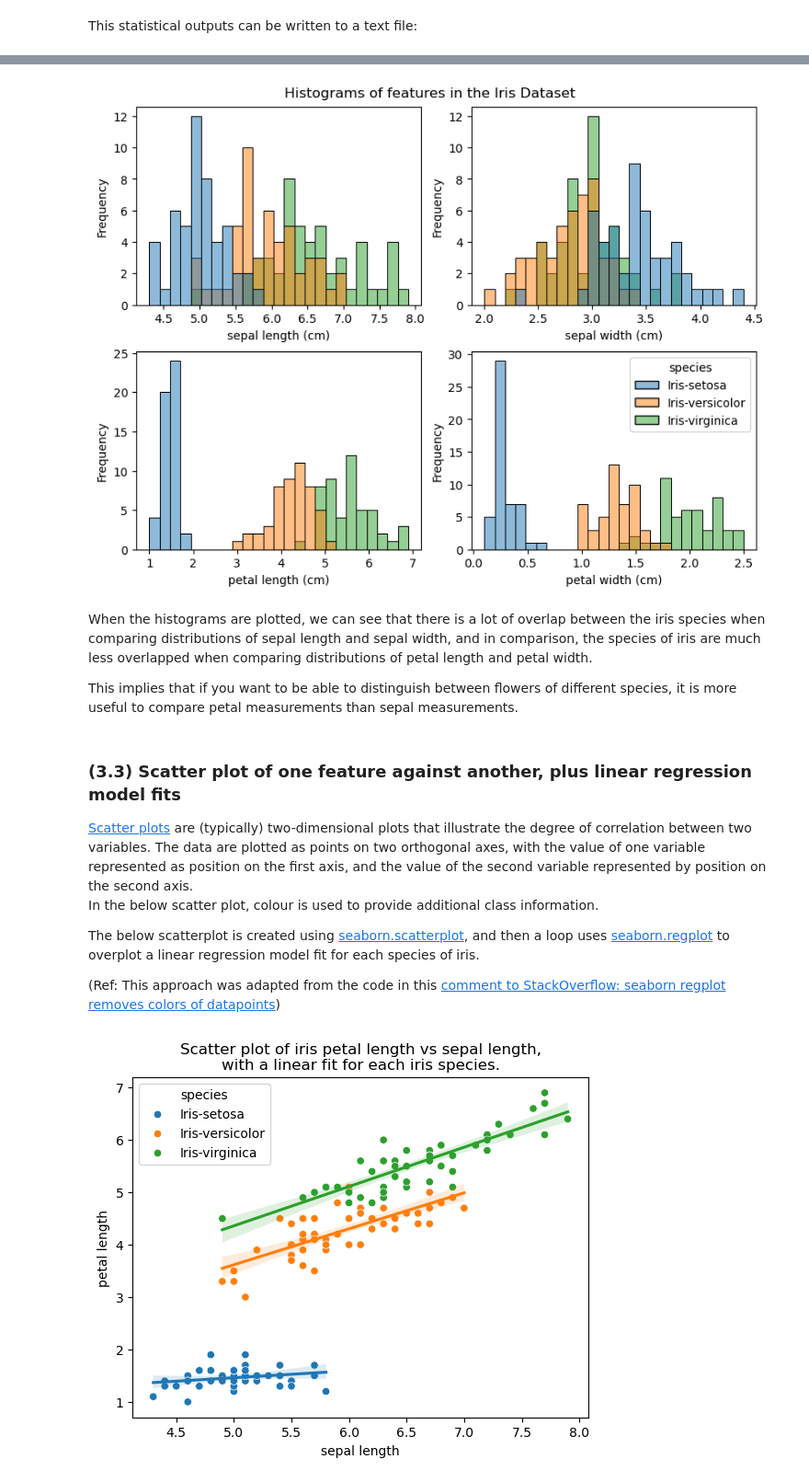
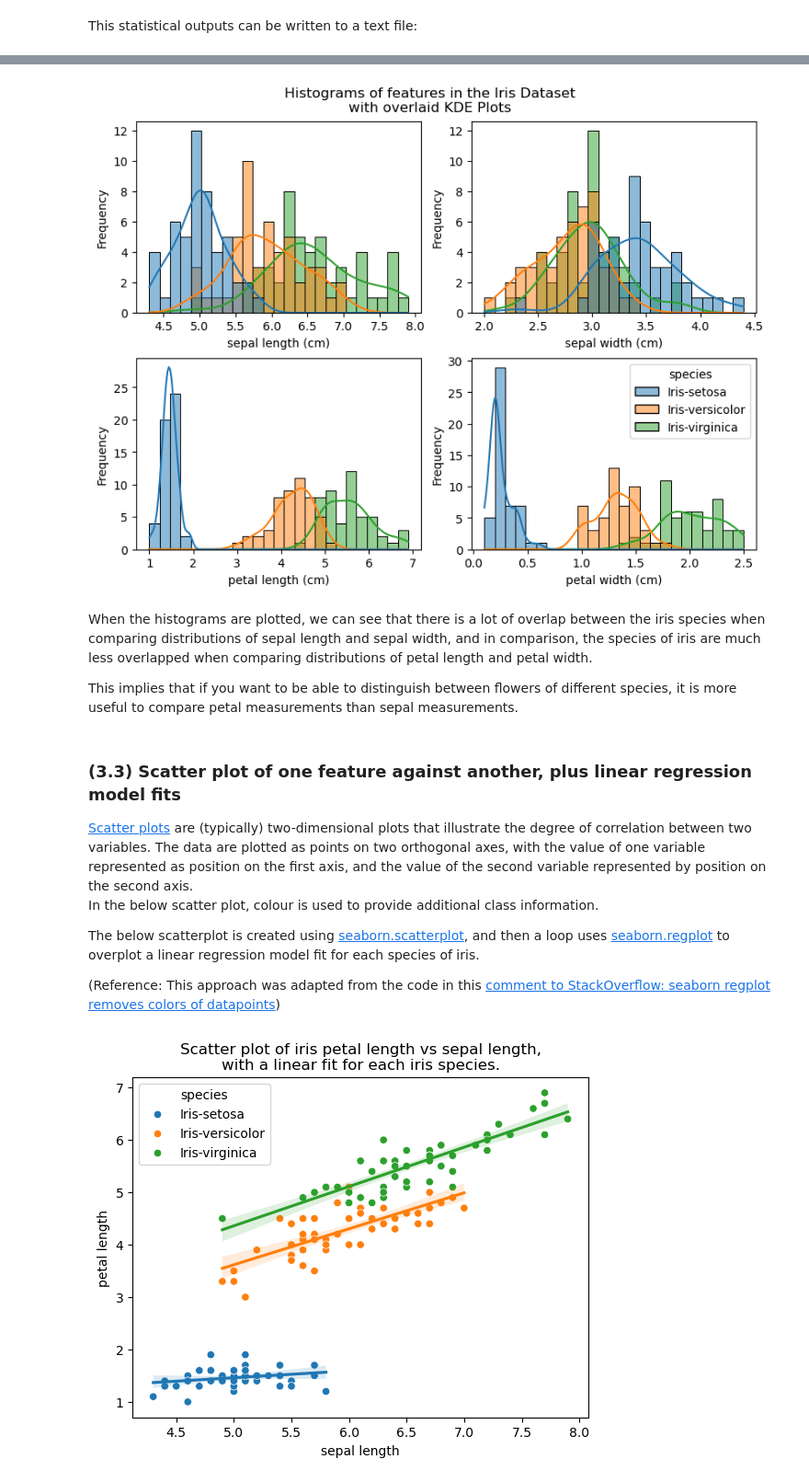
Before and after one commit to SuColl/pands-project, a Jupyter notebook: commentary.ipynb, the cells around one changed output, grey strips where cells are left out. Shown at 92% size. Cells and saved outputs as stored; diff of their text form; code cells hidden in the pictures.

Commit message:
feat: Add KDEs to histograms

```diff
--- a/commentary.ipynb
+++ b/commentary.ipynb
@@ -231,39 +236,42 @@ for index, feature in enumerate(feature_names):
     # set which subplot we are working on, counting from 1
     plt.subplot(2, 2, index+1)
 
     # set number of bins
     nbins = 25
 
     # Only plot the legend on the last subplot
     if index == 3:
         plot_legend_flag = True
     else:
         plot_legend_flag = False
 
-    # Use Seaborn to plot histograms
-    # ref: https://seaborn.pydata.org/generated/seaborn.histplot.html
-    # As data for all targets is called in one plot command, the histogram
-    # bins are the same across all three targets
+    # Use Seaborn to plot histograms.
+    # As data for all species is called in one plot command, the histogram
+    # bins are the same across all three species of iris.
     sns.histplot(
         iris,
         x=feature,
         bins=nbins,
         hue='species',
+        kde=True,
         alpha=0.5,
         edgecolor='black',
         legend=plot_legend_flag
         )
 
     # Set the x-axis label to the feature name, plus units
     plt.xlabel(feature + " (cm)")
 
     # Set the y-axis label to frequency in the dataset
     plt.ylabel("Frequency")
 
 # Set overall title
-fig.suptitle("Histograms of features in the Iris Dataset");
+fig.suptitle(
+    "Histograms of features in the Iris Dataset\n"
+    "with overlaid KDE Plots"
+    );
 # %% [output]
-[figure, old version]
+[figure, new version]
 # %% [markdown]
 When the histograms are plotted, we can see that there is a lot of overlap between the iris species when comparing distributions of sepal length and sepal width, and in comparison, the species of iris are much less overlapped when comparing distributions of petal length and petal width.
 
@@ -280,7 +288,7 @@ In the below scatter plot, colour is used to provide additional class informatio
 
 The below scatterplot is created using [seaborn.scatterplot](https://seaborn.pydata.org/generated/seaborn.scatterplot.html), and then a loop uses [seaborn.regplot](https://seaborn.pydata.org/generated/seaborn.regplot.html) to overplot a linear regression model fit for each species of iris.
 
-(Ref: This approach was adapted from the code in this [comment to StackOverflow: seaborn regplot removes colors of datapoints](https://stackoverflow.com/a/66251601))
+(Reference: This approach was adapted from the code in this [comment to StackOverflow: seaborn regplot removes colors of datapoints](https://stackoverflow.com/a/66251601))
 # %%
 # Plot a demonstration scatter plot of petal length vs sepal length, with a linear fit for each species.
 sns.scatterplot(
```
Also changed, not shown: parts of 4 cells of this notebook, 4 other files.
